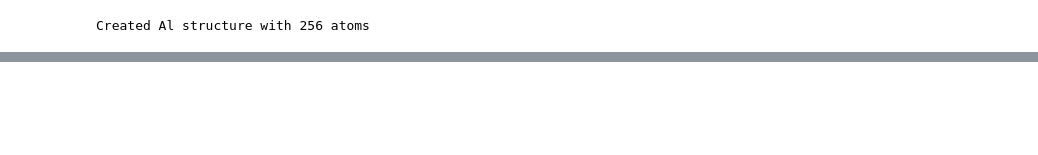
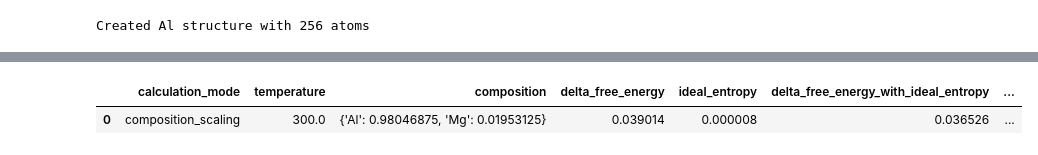
Before and after one commit to prabhath-c/phase_diagram_workflows, a Jupyter notebook: notebooks/Al_composition_scaling_executor_demo.ipynb, the cells around one changed output, grey strips where cells are left out. Cells and saved outputs as stored; diff of their text form; code cells hidden in the pictures; blank space fills up the shorter version.

```diff
--- a/notebooks/Al_composition_scaling_executor_demo.ipynb
+++ b/notebooks/Al_composition_scaling_executor_demo.ipynb
@@ -249,0 +112,7 @@ Demo completed.
+# %%
+columns = ["calculation_mode", "temperature", "composition", "delta_free_energy", "ideal_entropy",
+           "delta_free_energy_with_ideal_entropy", "dissipation", "energy_target", "free_energy"]
+display(results[columns])
+# %% [output]
+|  | calculation_mode | temperature | composition | delta_free_energy | ideal_entropy | delta_free_energy_with_ideal_entropy | ... |
+| 0 | composition_scaling | 300.0 | {'Al': 0.98046875, 'Mg': 0.01953125} | 0.039014 | 0.000008 | 0.036526 | ... |
```
Also changed, not shown: parts of 23 cells of this notebook.
